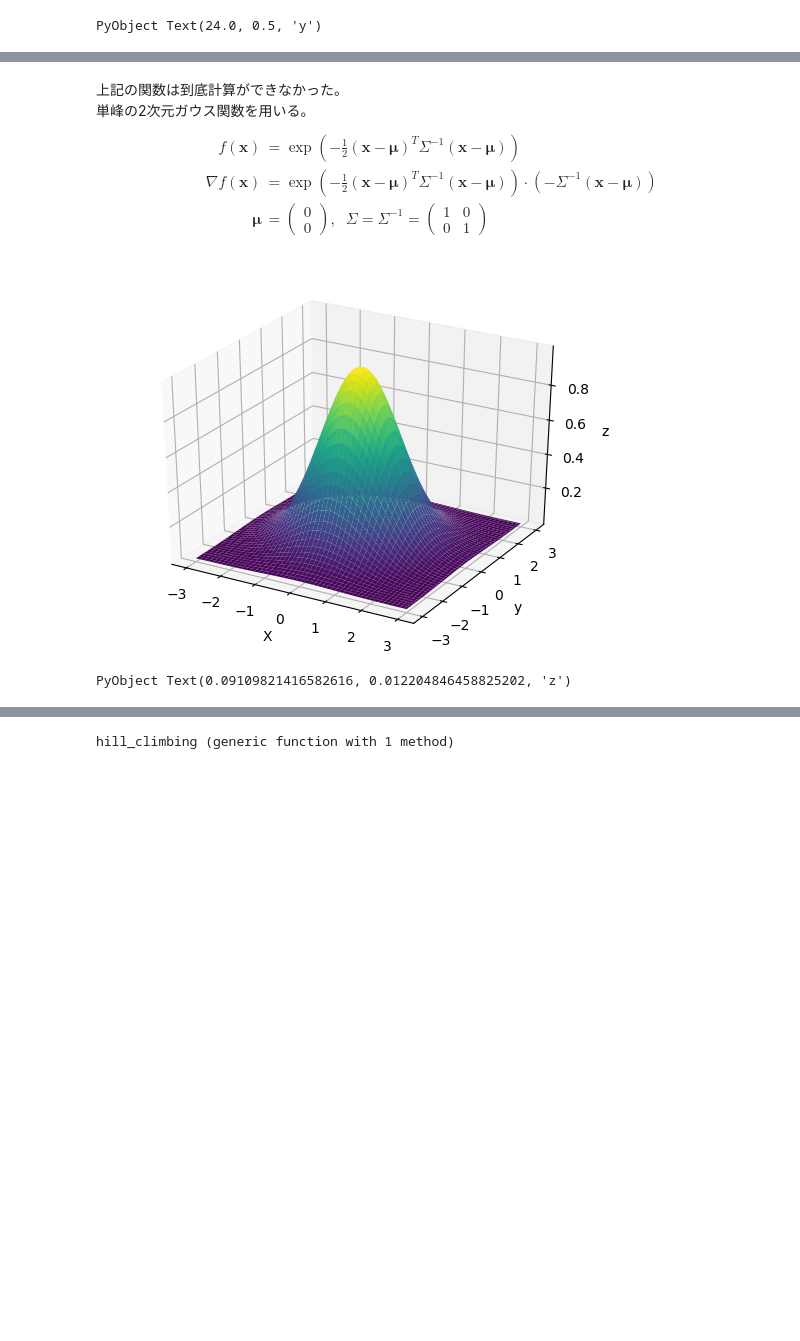
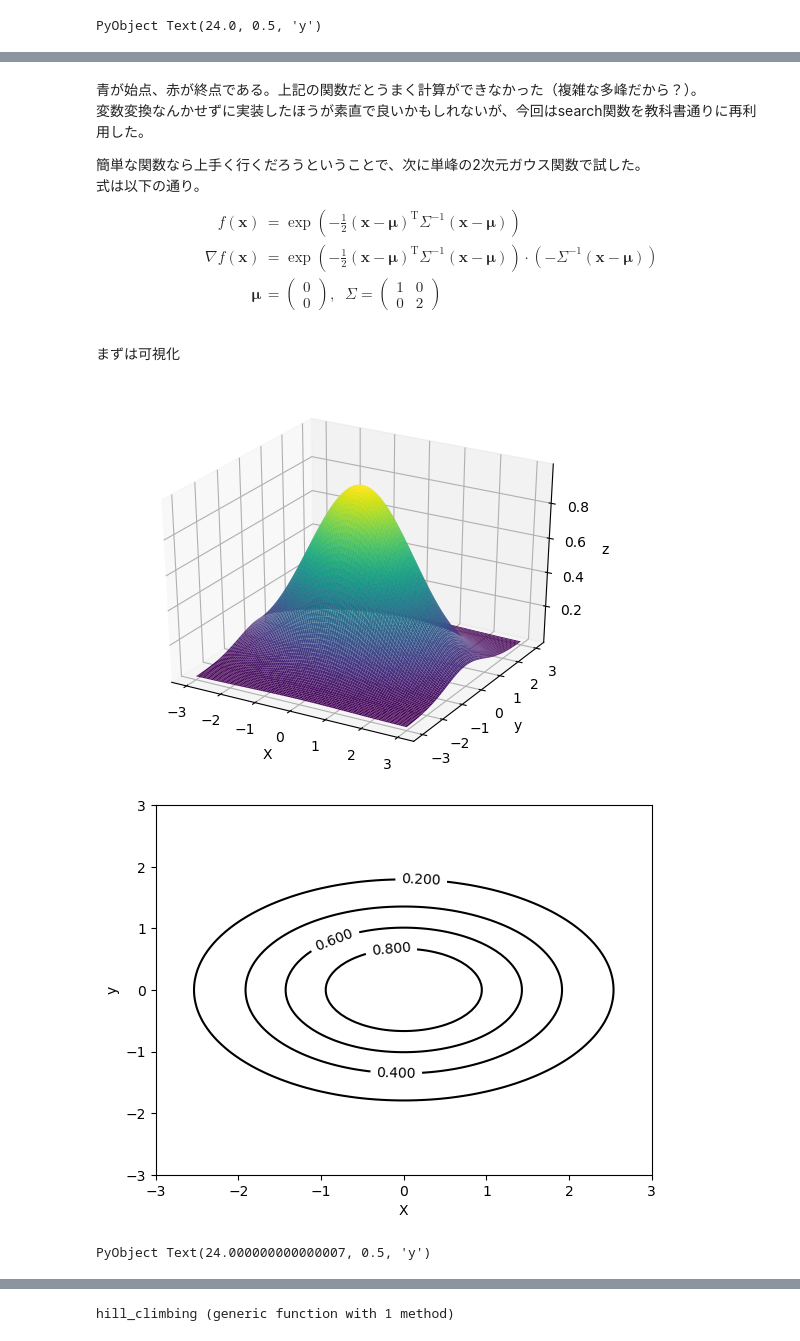
Before and after one commit to Ippai-Attena/Optim_Math, a Jupyter notebook: Chapter3/Chapter3.ipynb, the cells around one changed output, grey strips where cells are left out. Saved outputs shown, nothing was run; the diff lists cells and outputs as text; code cells hidden in the pictures; blank space fills up the shorter version.

```diff
--- a/Chapter3/Chapter3.ipynb
+++ b/Chapter3/Chapter3.ipynb
@@ -69,18 +67,19 @@ using Printf
 f(x)=-(x^2.0 + 10.0*sin(x))
 f_diff(x)=-(2.0*x + 10.0*cos(x))
 x=range(-10,stop=10,length=1000)
+δ=1e-2
+
 
 x₀=8.0
 h₀_list=range(0.2,stop=1.0, length=5)
 figsize = (20,3)
 fig,axes=subplots(1,5,figsize=figsize)
 for (i,h₀) in enumerate(h₀_list)
-    x_estimated,x_steps=search(x₀, f, f_diff, h₀=h₀)
+    x_estimated,x_steps=search(x₀, f, f_diff, h₀=h₀, δ=δ)
     ax=axes[i]
     ax[:set_title](L"$f(x)$, $h_0=$"* @sprintf("%2.2f",h₀))
     ax[:plot](x, f.(x), color="k", lw=1)
     ax[:plot](x_steps, f.(x_steps), color="r", lw=1, ls="--", marker="o", markersize=3)
-
 end
 
 
@@ -137,7 +135,7 @@ z=zeros(length(xx),length(yy))
 
 for (i,x) in enumerate(xx)
     for (j,y) in enumerate(yy)
-        z[i,j]=f(x,y)
+        z[i,j]=f([x,y])
     end
 end
 
@@ -161,44 +195,58 @@ PyObject Text(24.0, 0.5, 'y')
 # %% [markdown]
-上記の関数は到底計算ができなかった。
-単峰の2次元ガウス関数を用いる。
+青が始点、赤が終点である。上記の関数だとうまく計算ができなかった（複雑な多峰だから？）。
+変数変換なんかせずに実装したほうが素直で良いかもしれないが、今回はsearch関数を教科書通りに再利用した。
+
+簡単な関数なら上手く行くだろうということで、次に単峰の2次元ガウス関数で試した。
+式は以下の通り。
 $$
 \begin{align}
-f(\boldsymbol{x}) &= \exp\left(-\frac{1}{2}(\boldsymbol{x}-\boldsymbol{\mu})^TΣ^{-1}(\boldsymbol{x}-\boldsymbol{\mu})\right) \\
-\nabla f(\boldsymbol{x}) &= \exp\left(-\frac{1}{2}(\boldsymbol{x}-\boldsymbol{\mu})^TΣ^{-1}(\boldsymbol{x}-\boldsymbol{\mu})\right) \cdot \left(-Σ^{-1}(\boldsymbol{x}-\boldsymbol{\mu})\right) \\
+f(\boldsymbol{x}) &= \exp\left(-\frac{1}{2}(\boldsymbol{x}-\boldsymbol{\mu})^\mathrm{T}Σ^{-1}(\boldsymbol{x}-\boldsymbol{\mu})\right) \\
+\nabla f(\boldsymbol{x}) &= \exp\left(-\frac{1}{2}(\boldsymbol{x}-\boldsymbol{\mu})^\mathrm{T}Σ^{-1}(\boldsymbol{x}-\boldsymbol{\mu})\right) \cdot \left(-Σ^{-1}(\boldsymbol{x}-\boldsymbol{\mu})\right) \\
 \boldsymbol{\mu} &= \left(\begin{array}{c}
 0 \\
 0
 \end{array}\right),\;\;
-\Sigma=\Sigma^{-1}=\left(\begin{array}{cc}
+\Sigma=\left(\begin{array}{cc}
 1 & 0 \\
-0 & 1
+0 & 2
 \end{array}\right)
 \end{align}
 $$
+# %% [markdown]
+まずは可視化
 # %%
 μ=[0.0, 0.0]
-Σ=[1.0 0.0; 0.0 1.0]
-f(x)=exp(-(x-μ)'*Σ*(x-μ) * 0.5)
-∇f(x)=exp(-(x-μ)'*Σ*(x-μ) * 0.5) * (-Σ*(x-μ))
+Σ=[1.0 0.0; 0.0 2.0]
+Σ_inv=inv(Σ)
+f(x)=exp(-(x-μ)'*Σ_inv*(x-μ) * 0.5)
+∇f(x)=exp(-(x-μ)'*Σ_inv*(x-μ) * 0.5) * (-Σ_inv*(x-μ))
 
 
 xx=collect(range(-3,stop=3,length=100))
 yy=collect(range(-3,stop=3,length=100))
 z=zeros(length(xx),length(yy))
 
 for (i,x) in enumerate(xx)
     for (j,y) in enumerate(yy)
         z[i,j]=f([x,y])
     end
 end
 
 figure()
-surf(xx,yy,z, cmap="viridis")
+surf(xx,yy,z, cmap="viridis", rcount=100, ccount=100, shade=true)
 ax=gca()
 ax[:set_xlabel]("X")
 ax[:set_ylabel]("y")
 ax[:set_zlabel]("z")
+
+figure()
+_cp=contour(xx,yy,z, colors="k", lw=1, levels=5)
+ax=gca()
+ax[:clabel](_cp, inline=1, fontsize=10)
+ax[:set_xlabel]("X")
+ax[:set_ylabel]("y")
 # %% [output]
-[figure, old version]
+[figure, new version]
+[figure, added]
-PyObject Text(0.09109821416582616, 0.012204846458825202, 'z')
+PyObject Text(24.000000000000007, 0.5, 'y')
 # %% [markdown]
```
Also changed, not shown: parts of 23 cells of this notebook.
